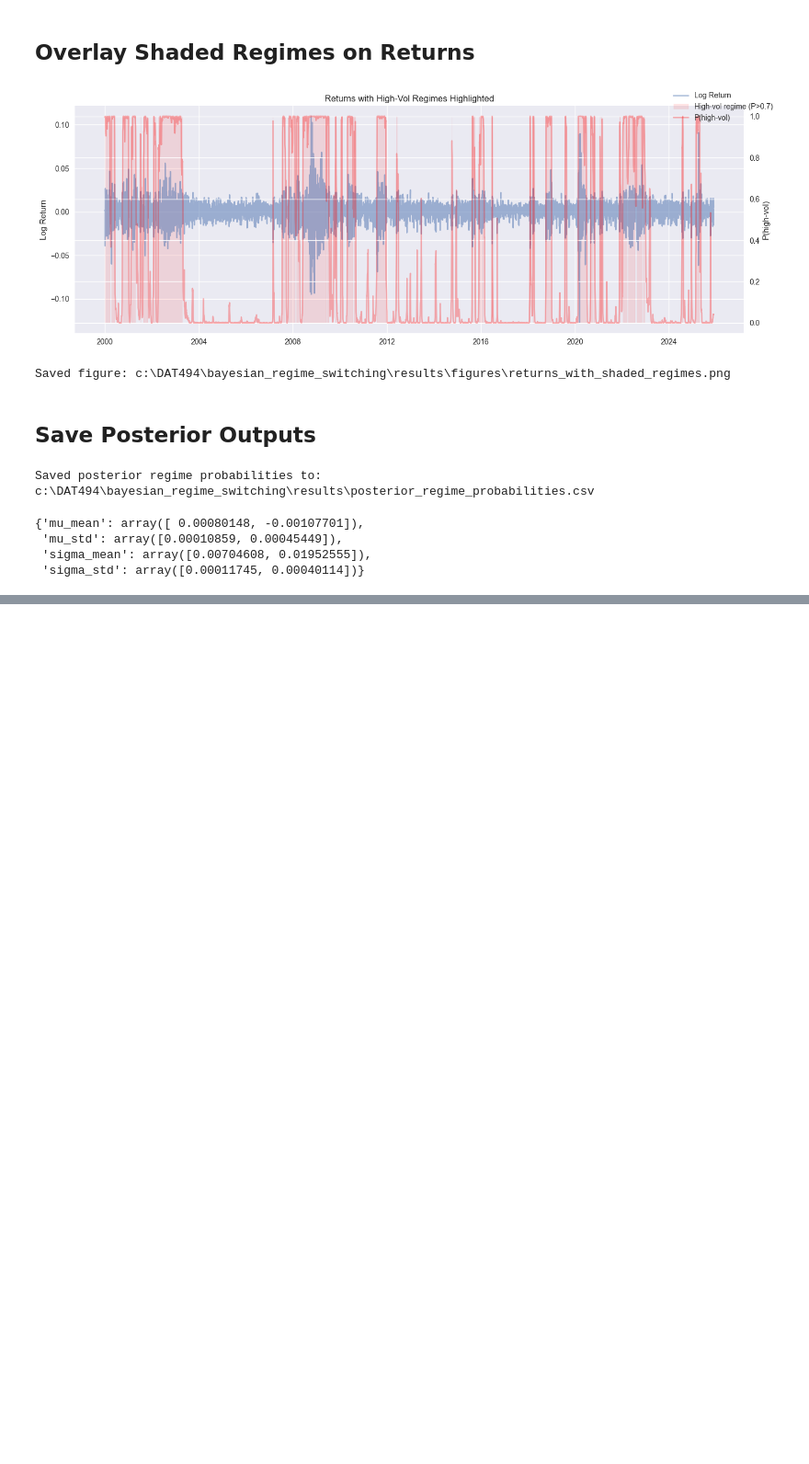
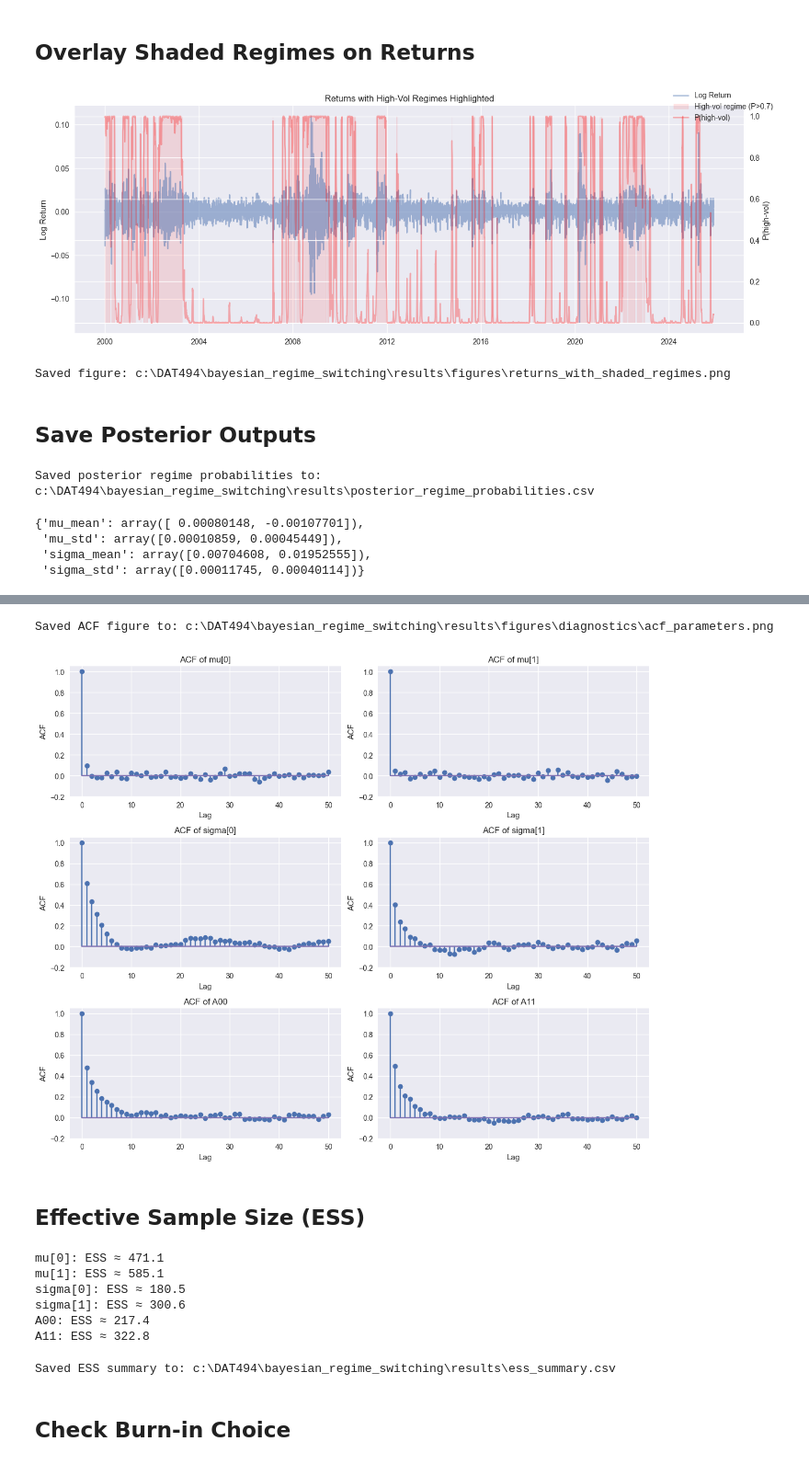
Before and after one commit to PranavPokar/bayesian_regime_switching, a Jupyter notebook: notebooks/03_bayesian_hmm_model.ipynb, the cells around one changed output, grey strips where cells are left out. Shown at 92% size. Cells and saved outputs as stored; diff of their text form; code cells hidden in the pictures; blank space fills up the shorter version.

```diff
--- a/notebooks/03_bayesian_hmm_model.ipynb
+++ b/notebooks/03_bayesian_hmm_model.ipynb
@@ -491,0 +601,50 @@ Saved posterior regime probabilities to: c:\DAT494\bayesian_regime_switching\res
+# %%
+def autocorr(x, max_lag=50):
+    x = np.asarray(x)
+    x = x - x.mean()
+    result = np.correlate(x, x, mode='full')
+    acf = result[result.size // 2:] / result[result.size // 2]
+    return acf[:max_lag+1]
+# %%
+max_lag = 50
+
+params_for_acf = {
+    "mu[0]": mus_post[:, 0],
+    "mu[1]": mus_post[:, 1],
+    "sigma[0]": sigmas_post[:, 0],
+    "sigma[1]": sigmas_post[:, 1],
+    "A00": A_post[:, 0, 0],
+    "A11": A_post[:, 1, 1],
+}
+# %%
+import os
+import matplotlib.pyplot as plt
+
+diag_dir = os.path.join(FIGURES_DIR, "diagnostics")
+os.makedirs(diag_dir, exist_ok=True)
+
+fig, axes = plt.subplots(3, 2, figsize=(12, 10))
+axes = axes.flatten()
+
+for ax, (name, chain) in zip(axes, params_for_acf.items()):
+    acf_vals = autocorr(chain, max_lag=max_lag)
+    lags = np.arange(len(acf_vals))
+
+    # NOTE: removed use_line_collection to avoid TypeError
+    markerline, stemlines, baseline = ax.stem(lags, acf_vals)
+
+    ax.set_title(f"ACF of {name}")
+    ax.set_xlabel("Lag")
+    ax.set_ylabel("ACF")
+    ax.set_ylim(-0.2, 1.05)
+
+plt.tight_layout()
+
+save_path = os.path.join(diag_dir, "acf_parameters.png")
+fig.savefig(save_path, dpi=200)
+print("Saved ACF figure to:", save_path)
+# %% [output]
+Saved ACF figure to: c:\DAT494\bayesian_regime_switching\results\figures\diagnostics\acf_parameters.png
+[figure, added]
+# %% [markdown]
+## Effective Sample Size (ESS)
@@ -491,0 +671,26 @@ Saved posterior regime probabilities to: c:\DAT494\bayesian_regime_switching\res
+# %%
+ess_results = {}
+
+for name, chain in params_for_acf.items():
+    ess_results[name] = effective_sample_size(chain, max_lag=100)
+
+ess_results
+
+for name, ess in ess_results.items():
+    print(f"{name}: ESS ≈ {ess:.1f}")
+# %% [output]
+mu[0]: ESS ≈ 471.1
+mu[1]: ESS ≈ 585.1
+sigma[0]: ESS ≈ 180.5
+sigma[1]: ESS ≈ 300.6
+A00: ESS ≈ 217.4
+A11: ESS ≈ 322.8
+# %%
+ess_df = pd.DataFrame.from_dict(ess_results, orient="index", columns=["ESS"])
+ess_path = os.path.join(RESULTS_DIR, "ess_summary.csv")
+ess_df.to_csv(ess_path)
+print("Saved ESS summary to:", ess_path)
+# %% [output]
+Saved ESS summary to: c:\DAT494\bayesian_regime_switching\results\ess_summary.csv
+# %% [markdown]
+## Check Burn-in Choice
```
Also changed, not shown: parts of 11 cells of this notebook, 6 other files.
